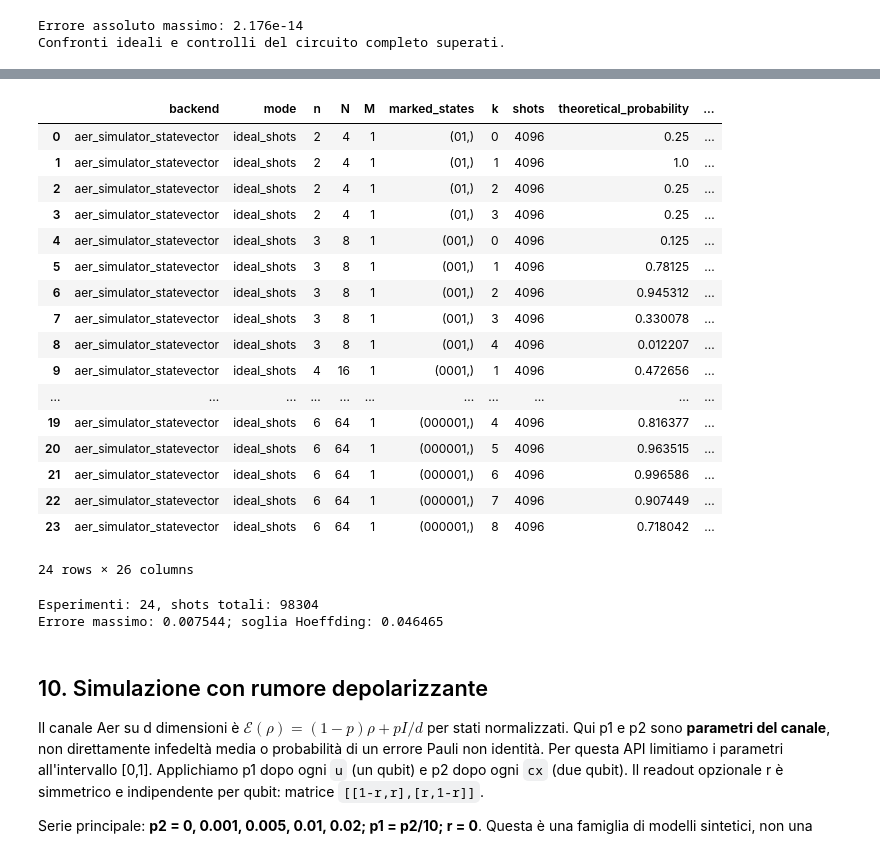
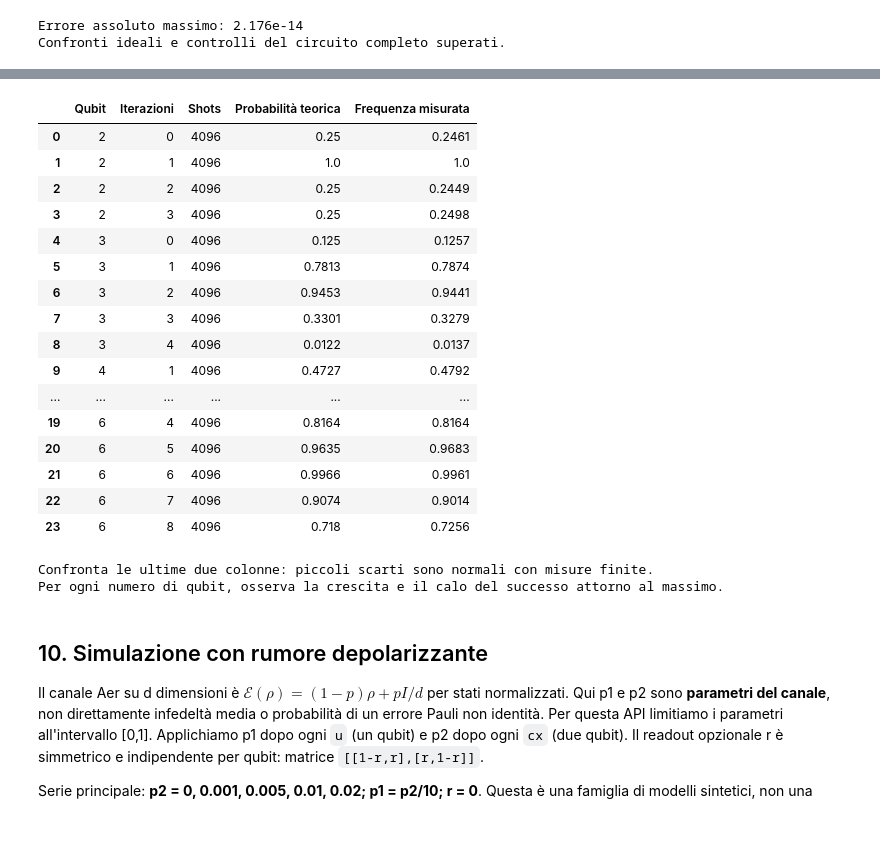
Before and after one commit to Pier2690/QuantumComputing, a Jupyter notebook: Grover.ipynb, the cells around one changed output, grey strips where cells are left out. Drawn from its saved outputs; the diff is of its cells as text; code cells hidden in the pictures.

```diff
--- a/Grover.ipynb
+++ b/Grover.ipynb
@@ -562,53 +524,42 @@ for distribution, marked in (({"00": 0.2}, ["00"]), ({"00": -1, "01": 2}, ["00"]
 # %%
-# Stesso piano a ogni esecuzione, seed distinto per ogni coppia (n, k).
-experiment_plan = []
+# Ripetiamo l'esperimento vicino al massimo teorico, includendo il calo successivo.
+experiment_rows = []
 for n in N_VALUES:
+    marked = (format(1, f"0{n}b"),)  # Stato cercato: 00...01.
     k_opt = optimal_grover_iterations(2 ** n, 1)
-    marked = (format(1, f"0{n}b"),)  # Stato non palindromo: ...0001.
-    for k in sorted({k_opt + offset for offset in (-2, -1, 0, 1, 2) if k_opt + offset >= 0}):
-        experiment_plan.append((n, marked, k, RANDOM_SEED + 100 * n + k))
+    for k in range(max(0, k_opt - 2), k_opt + 3):
+        seed = RANDOM_SEED + 100 * n + k
+        row = run_ideal_experiment(n, marked, k, SHOTS_DEFAULT, seed)
+        experiment_rows.append(row)
 
-experiment_rows = [run_ideal_experiment(n, marked, k, SHOTS_DEFAULT, seed)
-                   for n, marked, k, seed in experiment_plan]
-# Sostituisce il batch precedente se si riesegue questa cella; non duplica righe.
+# Conserviamo tutti i dati per le sezioni successive, ma mostriamo solo l'essenziale.
 results_df = pd.DataFrame(experiment_rows, columns=RESULT_DTYPES).astype(RESULT_DTYPES)
-assert len(results_df) == len(experiment_plan) == 24
-assert set(results_df.n) == {2, 3, 4, 5, 6}
-assert not results_df.duplicated(["mode", "n", "k", "seed"]).any()
-assert (results_df.shots >= 4096).all()
-assert (results_df.execution_time >= 0).all()
-assert (results_df.total_gate_count >= results_df.two_qubit_gate_count).all()
-assert results_df[["theoretical_probability", "measured_success_probability"]].ge(0).all().all()
-assert results_df[["theoretical_probability", "measured_success_probability"]].le(1 + ATOL).all().all()
-family_alpha = 1e-6
-hoeffding_threshold = np.sqrt(np.log(2 * len(results_df) / family_alpha) / (2 * SHOTS_DEFAULT))
-absolute_errors = (results_df.measured_success_probability - results_df.theoretical_probability).abs()
-assert (absolute_errors <= hoeffding_threshold).all(), "Scarto oltre la soglia statistica prefissata."
-display(results_df.drop(columns=["counts", "normalized_counts", "basis_gates",
-                                "qiskit_version", "qiskit_aer_version"]))
-print(f"Esperimenti: {len(results_df)}, shots totali: {results_df.shots.sum()}")
-print(f"Errore massimo: {absolute_errors.max():.6f}; soglia Hoeffding: {hoeffding_threshold:.6f}")
+summary = results_df[["n", "k", "shots", "theoretical_probability",
+                      "measured_success_probability"]].copy()
+summary.columns = ["Qubit", "Iterazioni", "Shots", "Probabilità teorica", "Frequenza misurata"]
+display(summary.round(4))
+print("Confronta le ultime due colonne: piccoli scarti sono normali con misure finite.")
+print("Per ogni numero di qubit, osserva la crescita e il calo del successo attorno al massimo.")
 # %% [output]
-|  | backend | mode | n | N | M | marked_states | k | shots | theoretical_probability | ... |
-| 0 | aer_simulator_statevector | ideal_shots | 2 | 4 | 1 | (01,) | 0 | 4096 | 0.25 | ... |
-| 1 | aer_simulator_statevector | ideal_shots | 2 | 4 | 1 | (01,) | 1 | 4096 | 1.0 | ... |
-| 2 | aer_simulator_statevector | ideal_shots | 2 | 4 | 1 | (01,) | 2 | 4096 | 0.25 | ... |
-| 3 | aer_simulator_statevector | ideal_shots | 2 | 4 | 1 | (01,) | 3 | 4096 | 0.25 | ... |
-| 4 | aer_simulator_statevector | ideal_shots | 3 | 8 | 1 | (001,) | 0 | 4096 | 0.125 | ... |
-| 5 | aer_simulator_statevector | ideal_shots | 3 | 8 | 1 | (001,) | 1 | 4096 | 0.78125 | ... |
-| 6 | aer_simulator_statevector | ideal_shots | 3 | 8 | 1 | (001,) | 2 | 4096 | 0.945312 | ... |
-| 7 | aer_simulator_statevector | ideal_shots | 3 | 8 | 1 | (001,) | 3 | 4096 | 0.330078 | ... |
-| 8 | aer_simulator_statevector | ideal_shots | 3 | 8 | 1 | (001,) | 4 | 4096 | 0.012207 | ... |
-| 9 | aer_simulator_statevector | ideal_shots | 4 | 16 | 1 | (0001,) | 1 | 4096 | 0.472656 | ... |
-| ... | ... | ... | ... | ... | ... | ... | ... | ... | ... | ... |
-| 19 | aer_simulator_statevector | ideal_shots | 6 | 64 | 1 | (000001,) | 4 | 4096 | 0.816377 | ... |
-| 20 | aer_simulator_statevector | ideal_shots | 6 | 64 | 1 | (000001,) | 5 | 4096 | 0.963515 | ... |
-| 21 | aer_simulator_statevector | ideal_shots | 6 | 64 | 1 | (000001,) | 6 | 4096 | 0.996586 | ... |
-| 22 | aer_simulator_statevector | ideal_shots | 6 | 64 | 1 | (000001,) | 7 | 4096 | 0.907449 | ... |
-| 23 | aer_simulator_statevector | ideal_shots | 6 | 64 | 1 | (000001,) | 8 | 4096 | 0.718042 | ... |
+|  | Qubit | Iterazioni | Shots | Probabilità teorica | Frequenza misurata |
+| 0 | 2 | 0 | 4096 | 0.25 | 0.2461 |
+| 1 | 2 | 1 | 4096 | 1.0 | 1.0 |
+| 2 | 2 | 2 | 4096 | 0.25 | 0.2449 |
+| 3 | 2 | 3 | 4096 | 0.25 | 0.2498 |
+| 4 | 3 | 0 | 4096 | 0.125 | 0.1257 |
+| 5 | 3 | 1 | 4096 | 0.7813 | 0.7874 |
+| 6 | 3 | 2 | 4096 | 0.9453 | 0.9441 |
+| 7 | 3 | 3 | 4096 | 0.3301 | 0.3279 |
+| 8 | 3 | 4 | 4096 | 0.0122 | 0.0137 |
+| 9 | 4 | 1 | 4096 | 0.4727 | 0.4792 |
+| ... | ... | ... | ... | ... | ... |
+| 19 | 6 | 4 | 4096 | 0.8164 | 0.8164 |
+| 20 | 6 | 5 | 4096 | 0.9635 | 0.9683 |
+| 21 | 6 | 6 | 4096 | 0.9966 | 0.9961 |
+| 22 | 6 | 7 | 4096 | 0.9074 | 0.9014 |
+| 23 | 6 | 8 | 4096 | 0.718 | 0.7256 |
-24 rows × 26 columns
+Confronta le ultime due colonne: piccoli scarti sono normali con misure finite.
+Per ogni numero di qubit, osserva la crescita e il calo del successo attorno al massimo.
-Esperimenti: 24, shots totali: 98304
-Errore massimo: 0.007544; soglia Hoeffding: 0.046465
 # %% [markdown]
 ## 10. Simulazione con rumore depolarizzante
 Il canale Aer su d dimensioni è $\mathcal E(\rho)=(1-p)\rho+pI/d$ per stati normalizzati.
```
Also changed, not shown: parts of 2 cells of this notebook.
